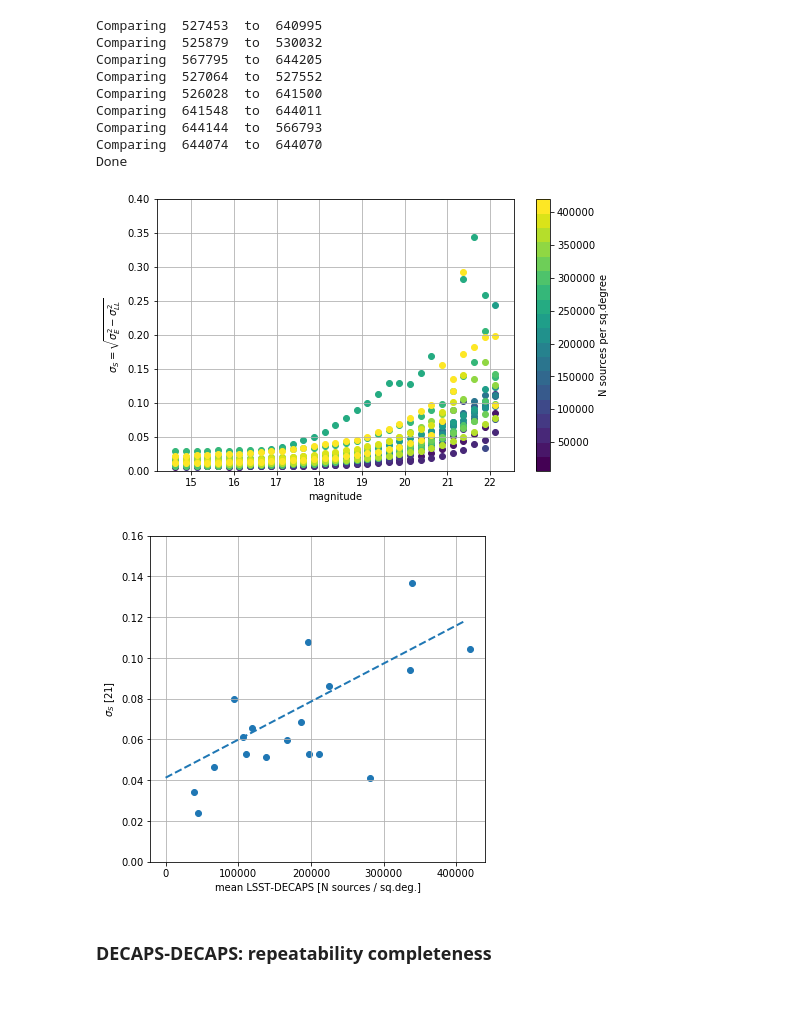
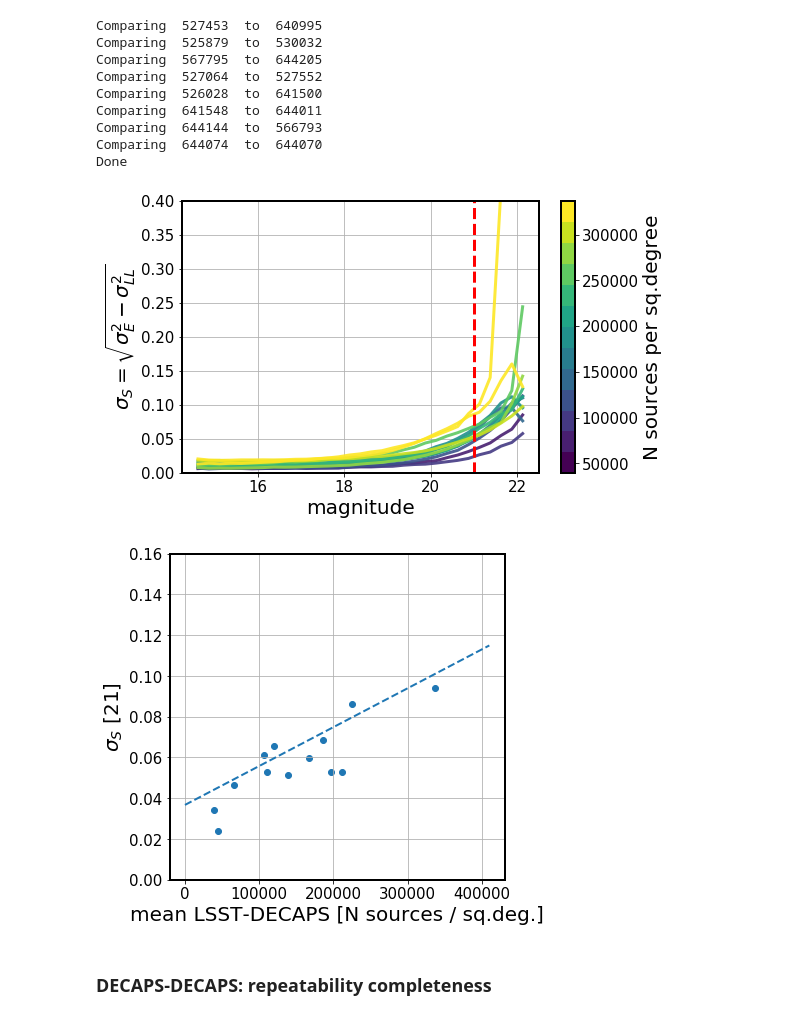
Before and after one commit to suberlak/crowded_fields, a Jupyter notebook: code/N3_spread_epoch_to_epoch.ipynb, the cells around one changed output. Cells and saved outputs as stored; diff of their text form; code cells hidden in the pictures.

```diff
--- a/code/N3_spread_epoch_to_epoch.ipynb
+++ b/code/N3_spread_epoch_to_epoch.ipynb
@@ -917,9 +899,10 @@ col = ['red', cmap(colors[1]),cmap(colors[2]),cmap(colors[3])]
 # %%
 # Show what this selection looks like
-
+N = 10
 %matplotlib inline
-cmap = cm.get_cmap('jet',4)
+cmap = cm.get_cmap('jet',N)
 x = np.arange(100)
-for i in range(4):
-    plt.scatter(x,x*(1+i),c=col[i])
+colors = np.arange(N+1)/N
+for i in range(N):
+    plt.scatter(x,x*(1+i),c=cmap(colors[i]))
 # %% [output]
@@ -1085,7 +1069,7 @@ colors = np.arange(3+1)/4
 bins = np.arange(14.5,22.5,0.25)
 bin_centers = (bins[:-1] + bins[1:])/2
 
-for j, pair in enumerate(pairs[:8]) :
+for j, pair in enumerate(pairs[:2]) :
     visit1,visit2 = pair[0], pair[1]
     print('Comparing ', visit1, ' to ', visit2, ' of ', source )
     density = densities[j]
@@ -1198,7 +1182,9 @@ for j, pair in enumerate(pairs[:8]) :
     ax.axhline(0.01, ls='--', lw=2, c='red')
     ax.legend()
     ax.grid()
-    plt.savefig('photometric_spread_3_'+str(visit1)+'-'+str(visit2)+'.png',
+    fname = 'photometric_spread_3_'+str(visit1)+'-'+str(visit2)+'.png'
+    print('Saved as ', fname)
+    plt.savefig(fname,
                bbox_inches='tight')
     plt.show()
 
@@ -1332,39 +1298,69 @@ Comparing  644144  to  566793
 Comparing  644074  to  644070
 Done
 # %%
+%matplotlib inline
+dic = np.load('photometric_spread_dic.npy').item()
 
-markers = ['o','v', '^','s','D','*', 'h','p','X']
-densities = chosen_visits['meanN']
+bad_visits1 = [644082, 527453,644074,644144, 525838, 526028 ]
+chosen = chosen_visits[~np.in1d(chosen_visits['visit_1'],bad_visits1)]
+pairs = [[chosen['visit_1'][i],chosen['visit_2'][i]]
+         for i in range(len(chosen))]
+
+import matplotlib
+import matplotlib.lines as mlines
+markers = [' ']#['o','v', '^','s','D','*', 'h','p','X']
+
+densities = chosen['meanN']
 N = len(densities)
+
 cmap = matplotlib.cm.get_cmap('viridis',N)
 colors = (np.arange(len(densities))+1)/N
 
 bins = np.arange(14.5,22.5,0.25)
 fig,ax = plt.subplots(1,1,figsize=(8,5))
 ax_legend_handles = []
+source = 'lsst'
+alpha=0.8
+lw=2
 for j, pair in enumerate(pairs) :
     visit1,visit2 = pair[0], pair[1]
     density = densities[j]
     color = cmap(colors[densities == density][0])
-    source = 'lsst'
-    ax.scatter(bin_centers, dic[visit1][source], color = color)
+    marker = markers[j%len(markers)]
+    ax.plot(bin_centers, dic[visit1][source], color = color, lw=3,alpha=0.9,
+           marker=marker)
+    # make a line for the legend, one line per visit
+    line = mlines.Line2D([], [], color=color, marker=marker, alpha=alpha,
+                         label=str(visit1)+'-'+str(visit2),lw=lw)
+    ax_legend_handles.append(line)
+
 
 # add a big colorbar to the four panels
-densities = visit_table['mean_N_per_sq_deg']
+#densities = visit_table['mean_N_per_sq_deg']
 sm = plt.cm.ScalarMappable(cmap=cmap, norm=plt.Normalize(vmin=min(densities),
                            vmax=max(densities)))
 sm._A = []
 cax,kw = matplotlib.colorbar.make_axes([ax],
                                       aspect=20)
 plt.colorbar(sm, cax=cax,
              label='N sources per sq.degree')
+
+# add a legend with visits to the panels
+visit_legend= False
+if visit_legend :
+    plt.legend(bbox_to_anchor=(5.3,0.5),
+             fancybox=True, loc="center left",
+         handles = ax_legend_handles, ncol=2)
+
+
 ax.set_xlabel('magnitude')
 ax.set_ylabel(r'$\sigma_{S} = \sqrt{\sigma_{E}^{2} - \sigma_{LL}^{2}}$')
+ax.axvline(21, ls='--',lw=3,c='red')
 ax.grid()
 ax.set_ylim(0,0.4)
 plt.savefig('photometric_offset.png', bbox_inches='tight')
 # %% [output]
-[figure, old version]
+[figure, new version]
 # %%
 from astropy.table import Column
 # add columns
@@ -1380,11 +1376,11 @@ for j, pair in enumerate(pairs) :
 # %%
 fig,ax = plt.subplots(1,1,figsize=(6,6))
 
-ax.scatter(chosen_visits['meanN'], chosen_visits['sigmaS_lsst'])
+ax.scatter(chosen['meanN'], chosen['sigmaS_lsst'])
 ax.set_ylim(0,0.16)
 
 # then fit straight line to m50 vs density
-n, s = chosen_visits['meanN'], chosen_visits['sigmaS_lsst']
+n, s = chosen['meanN'], chosen['sigmaS_lsst']
 n = n[s<0.16]
 s = s[s<0.16]
 p = np.polyfit(n,s,1)
@@ -1395,7 +1391,7 @@ ax.set_xlabel('mean LSST-DECAPS [N sources / sq.deg.]')
 ax.grid()
 plt.savefig('photometric_offset_summary.png', bbox_inches='tight')
 # %% [output]
-[figure, old version]
+[figure, new version]
 # %% [markdown]
 ### DECAPS-DECAPS: repeatability completeness
 # %% [markdown]
```
Also changed, not shown: parts of 19 cells of this notebook, 1 other file.
